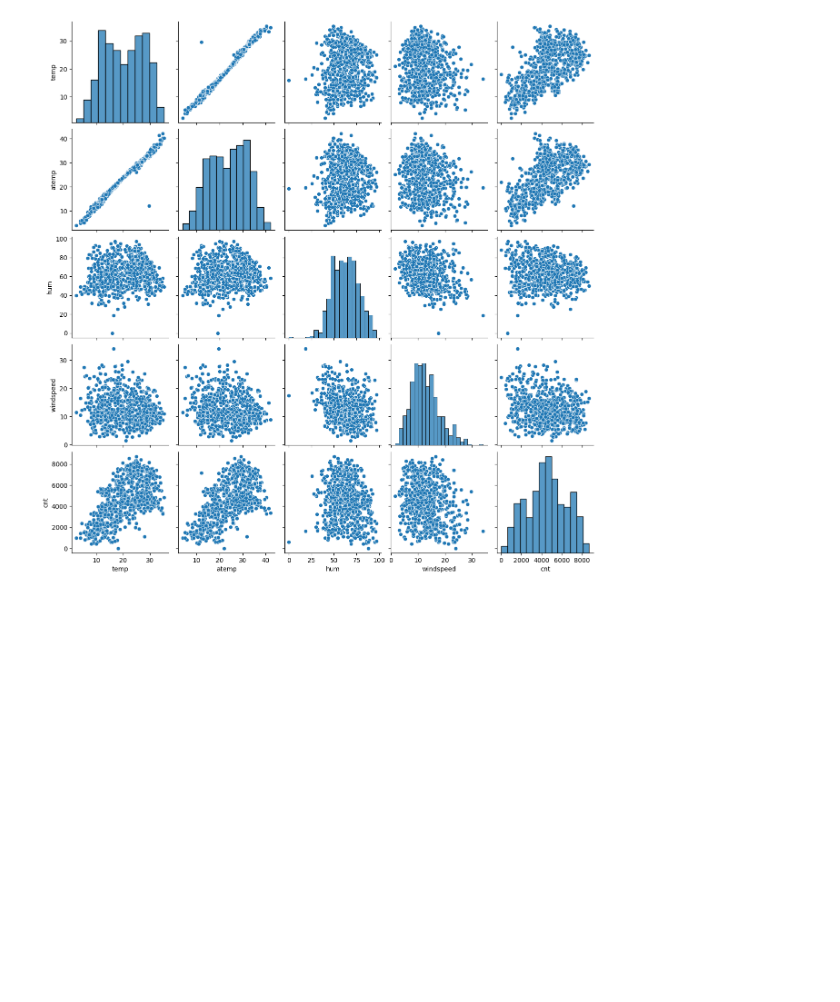
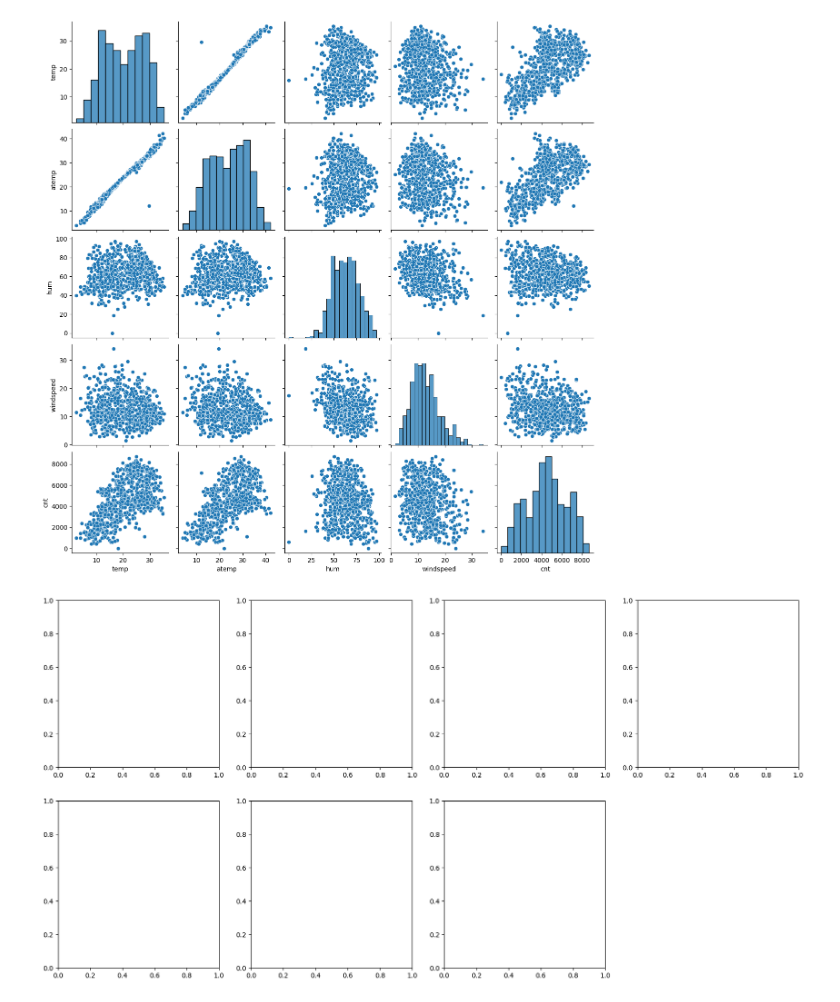
Before and after one commit to vvvmswarup/BoomBikeCaseStudy, a Jupyter notebook: BoomBikeAnalysis.ipynb, the cells around one changed output. Drawn from its saved outputs; the diff is of its cells as text; code cells hidden in the pictures; blank space fills up the shorter version.

```diff
--- a/BoomBikeAnalysis.ipynb
+++ b/BoomBikeAnalysis.ipynb
@@ -94,3 +94,16 @@ sns.pairplot(df[vars])
 plt.show()
 # %% [output]
 [figure]
+# %%
+# box plotting catagorical variables
+plt.figure(figsize=(20, 10))
+plt.subplot(2, 4, 1)
+plt.subplot(2, 4, 2)
+plt.subplot(2, 4, 3)
+plt.subplot(2, 4, 4)
+plt.subplot(2, 4, 5)
+plt.subplot(2, 4, 6)
+plt.subplot(2, 4, 7)
+plt.show()
+# %% [output]
+[figure, added]
```
